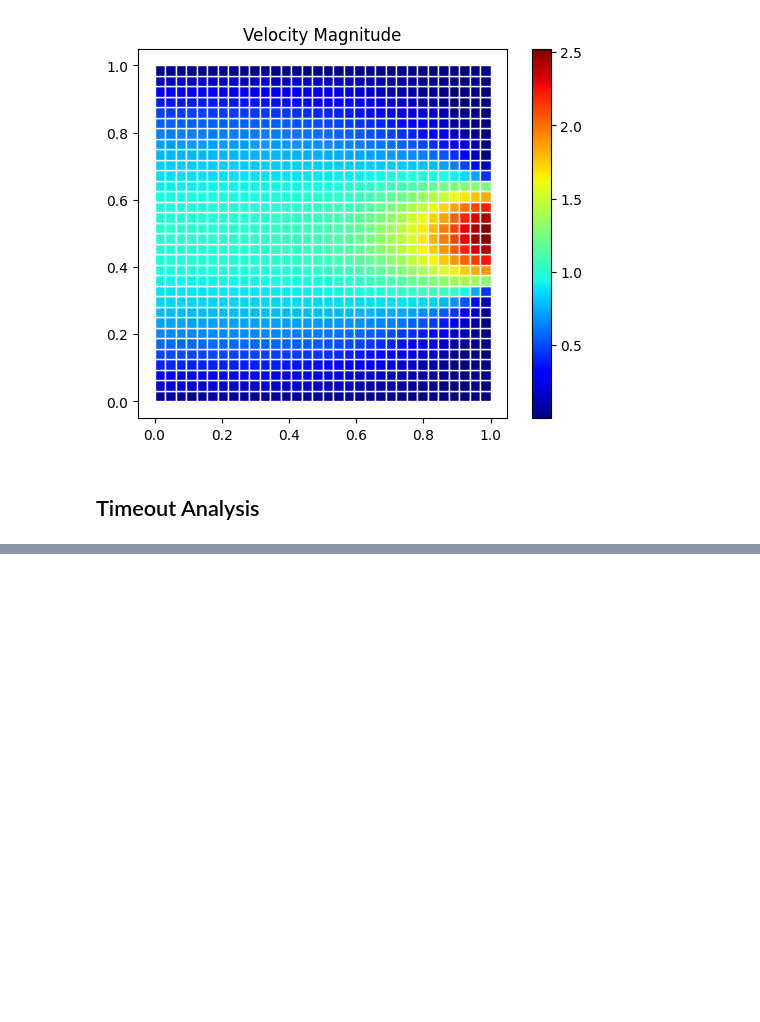
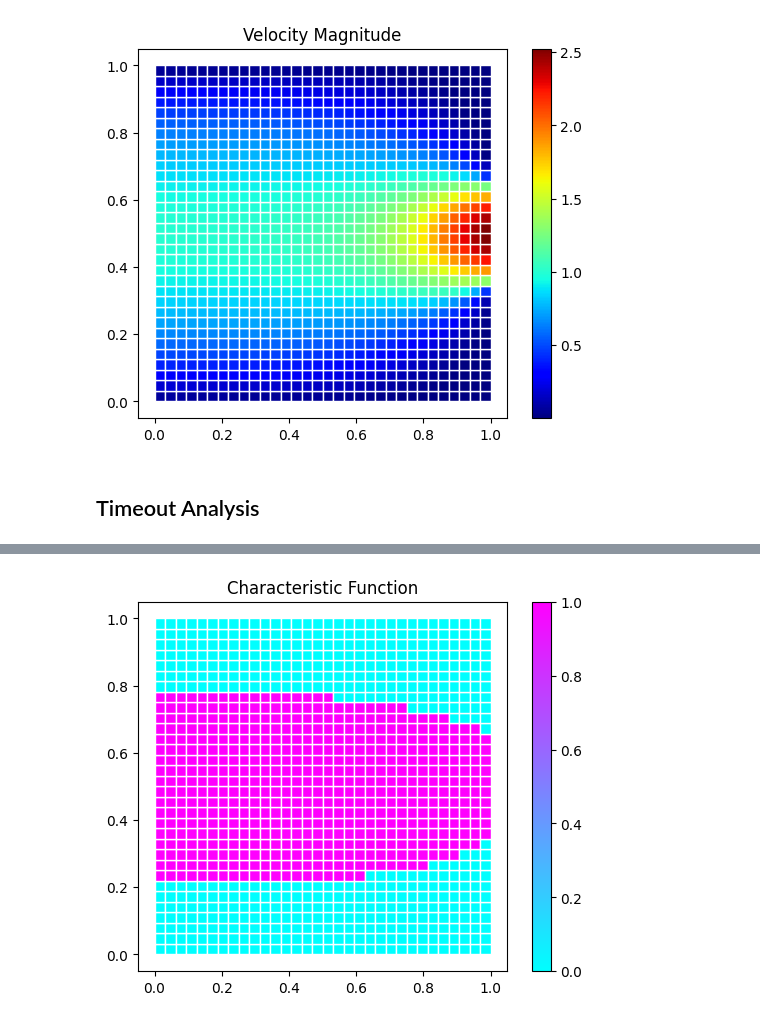
Before and after one commit to EngiOptiQA/TopoFlow, a Jupyter notebook: notebooks/diffuser/diffuser_timeout_analysis.ipynb, the cells around one changed output, grey strips where cells are left out. Drawn from its saved outputs; the diff is of its cells as text; code cells hidden in the pictures; blank space fills up the shorter version.

```diff
--- a/notebooks/diffuser/diffuser_timeout_analysis.ipynb
+++ b/notebooks/diffuser/diffuser_timeout_analysis.ipynb
@@ -110,0 +111,6 @@ plot_history(history)
+# %%
+level_set, level_set_scaled, char_func = topo_opt_problem.get_functions_from_binary_solutions(solution[-1])
+# %%
+fem.plot_eva(char_func, title='Characteristic Function')
+# %% [output]
+[figure, added]
```
Also changed, not shown: parts of 3 cells of this notebook, 10 other files.
